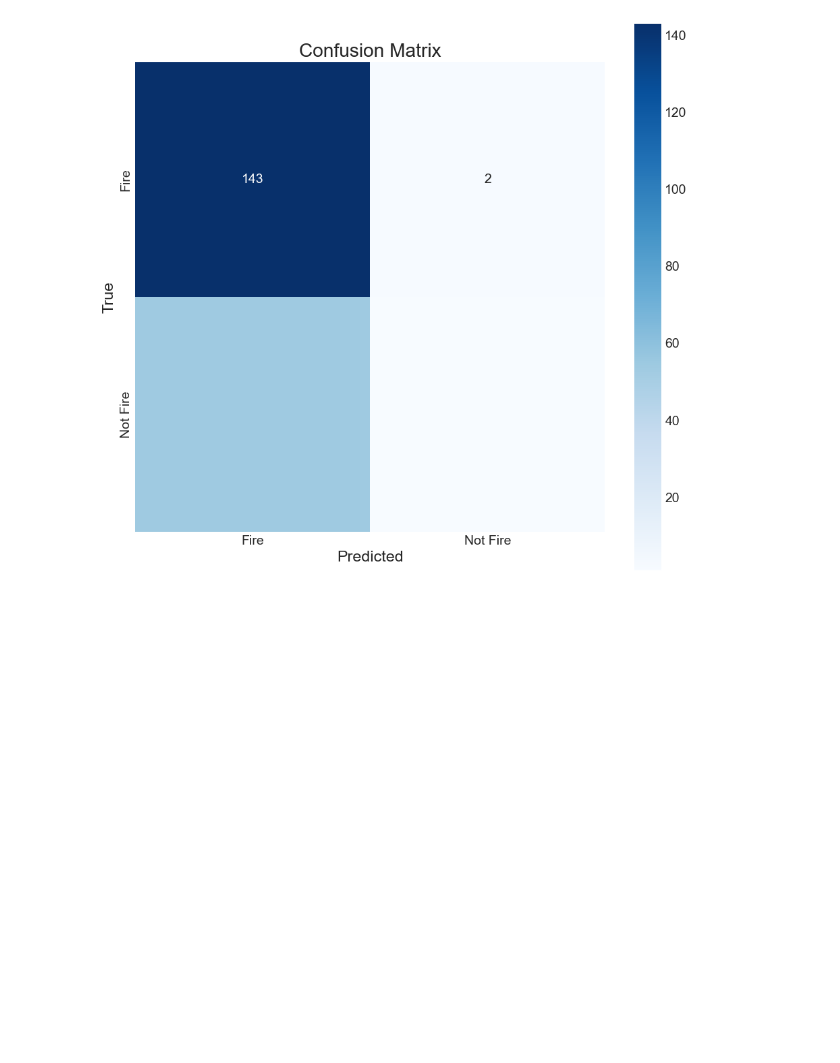
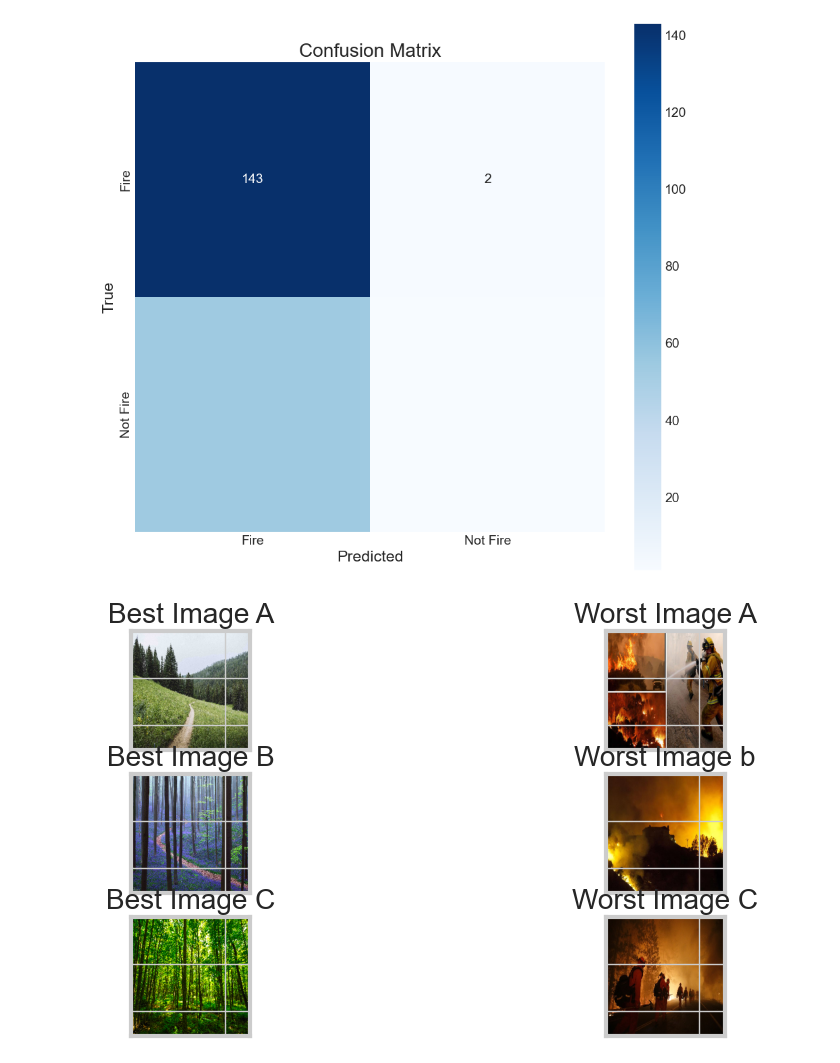
Before and after one commit to devyn-miller/cpsc542-extra-credit, a Jupyter notebook: main.ipynb, the cells around one changed output. Cells and saved outputs as stored; diff of their text form; code cells hidden in the pictures; blank space fills up the shorter version.

```diff
--- a/main.ipynb
+++ b/main.ipynb
@@ -45,6 +49,17 @@ for filename in os.listdir(source_dir):
 print(os.listdir(models_dir))
 # %% [output]
 ['mobilenet_v2_weights_tf_dim_ordering_tf_kernels_1.0_128_no_top.h5', 'efficientnetb4_notop.h5', 'mobilenet_v2_weights_tf_dim_ordering_tf_kernels_1.0_224_no_top.h5', 'xception_weights_tf_dim_ordering_ ...
+# %%
+# Define the directories for fire and non-fire images
+fire_images_dir = 'input/fire_dataset/fire_images'
+non_fire_images_dir = 'input/fire_dataset/non_fire_images'
+
+# List all image files in these directories
+fire_image_paths = [os.path.join(fire_images_dir, img) for img in os.listdir(fire_images_dir)]
+non_fire_image_paths = [os.path.join(non_fire_images_dir, img) for img in os.listdir(non_fire_images_dir)]
+
+# Combine both lists if you want to process all images together
+image_paths = fire_image_paths + non_fire_image_paths
 # %%
 # Define the categories of images, specifically for fire and non-fire images
 categories = ['fire_images', 'non_fire_images']
@@ -267,3 +306,27 @@ Model: "sequential_3"
    macro avg       0.53      0.50      0.44       200
 weighted avg       0.62      0.72      0.62       200
 [figure]
+# %%
+images = np.array([load_and_preprocess_image(path) for path in image_paths])
+
+# Reshape the images to flatten them for the dense network
+# Reshape the images to match the input size of the first dense layer
+images = images.reshape(images.shape[0], 194879925)  # Adjust the second dimension to match the model's input layer /Flatten each image
+
+# Get model predictions
+predictions = build_model.predict(images)
+
+confidence_scores = predictions[:, 1]  # Adjust index based on your model's output
+
+# Sort indices by confidence
+sorted_indices = np.argsort(confidence_scores)
+
+# Get indices for the three best and three worst predictions
+worst_three = sorted_indices[:3]
+best_three = sorted_indices[-3:]
+
+# Display the three best and three worst predictions
+labels = ['Best Image A', 'Worst Image A', 'Best Image B', 'Worst Image B', 'Best Image C', 'Worst Image C']
+display_images(best_three + worst_three, labels)
+# %% [output]
+[figure, added]
```
Also changed, not shown: parts of 5 cells of this notebook, 1 other file.
